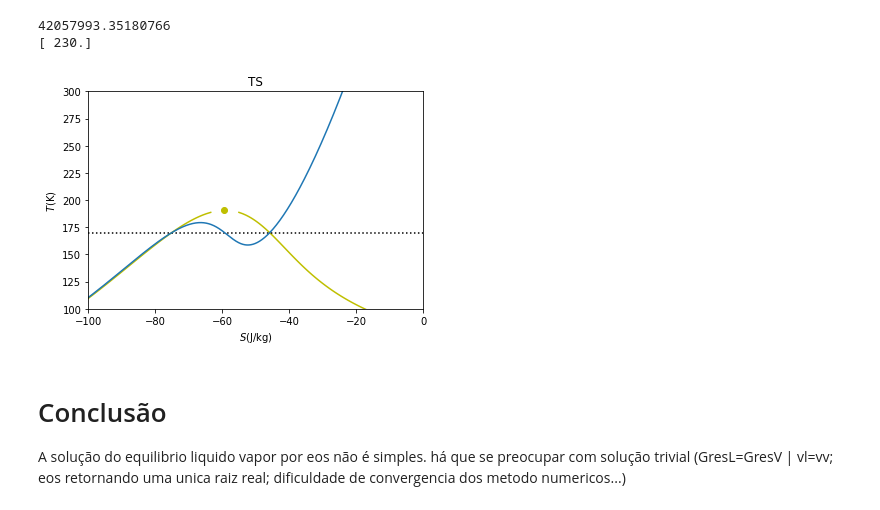
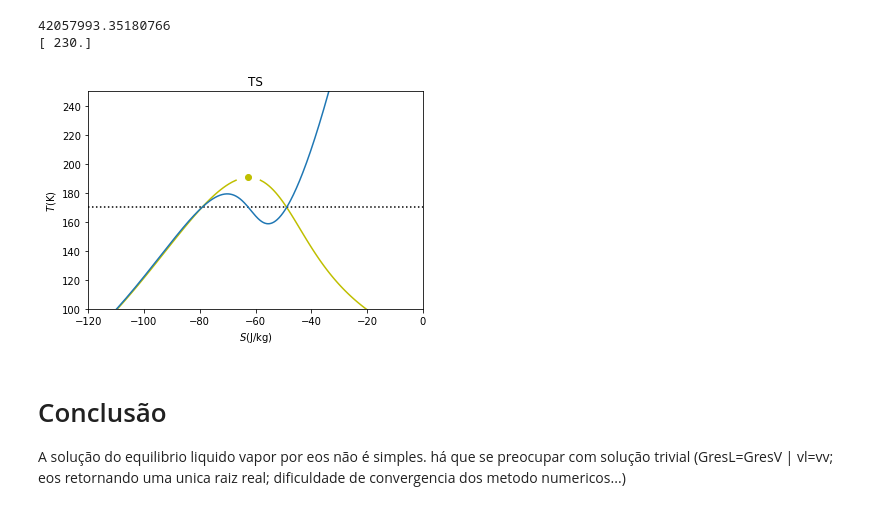
Before and after one commit to iurisegtovich/EQE359_Termodinamica_I, a Jupyter notebook: material_didatico/3_5_equacao_de_estado_cubica/aula_eos_puro_psat_SIMPLIFICADA.ipynb, the cells around one changed output. Cells and saved outputs as stored; diff of their text form; code cells hidden in the pictures.

```diff
--- a/material_didatico/3_5_equacao_de_estado_cubica/aula_eos_puro_psat_SIMPLIFICADA.ipynb
+++ b/material_didatico/3_5_equacao_de_estado_cubica/aula_eos_puro_psat_SIMPLIFICADA.ipynb
@@ -613,8 +613,8 @@ plt.show()
 # diagrama de fases no envelope P versus H
 # %%
 A1 = 1.702
-B1 = 9.081*10**(-3)
-C1 = -2.164*10**(-6)
+B1 = 9.081e-3
+C1 = -2.164e-6
 
 def func_Hgi(T): #integral CpdT, considerando como temperatura de referência 298K
     T0 = 298.
@@ -632,11 +632,12 @@ def func_dadT(T): #definição de da/dT
     dadT = (-0.45724*(R*Tc)**2/Pc)*f_omega*((1+f_omega*(1-Tr**.5))**2/(Tc*T))**.5
     return dadT
 
-def func_Hres(T,P,Z): #definição de Hres
+def func_Hres(T,P,Z): #definição de Hres (A=U-TS; H=U+PV :. H=A+PV+TS)
     B=(b*P)/(R*T)
     a=func_a(T=T)
     dadT=func_dadT(T=T)
-    Hres = R*T*(Z-1+((T*dadT-a)/(R*T*2*b*(2)**0.5))*np.log((Z+(1+2**0.5)*B)/(Z+(1-2**0.5)*B)))
+    T1=np.sqrt(u**2-4*w)
+    Hres = ((a-T*dadT)/(b*T1))*np.log( (2*Z+B*(u-T1))/(2*Z+B*(u+T1)) ) + R*T*(Z-1)
     return Hres
 # %%
 #CALCULAR H PARA CADA TSAT/PSAT/VSATL E TSAT/PSAT/VSATV
@@ -687,17 +688,19 @@ plt.show()
 def func_Sres(T,P,Z): #cálculo da S residual
     B=b*P/(R*T)
     dadT=func_dadT(T=T)
-    Sres = R*(np.log(Z-B)+(dadT/(R*2*b*(2)**0.5))*np.log((Z+(1+2**0.5)*B)/(Z+(1-2**0.5)*B)))
+    T1=np.sqrt(u**2-4*w)
+    Sres = R*np.log(Z-B) - (dadT/(b*T1))*np.log( (2*Z+B*(u-T1))/(2*Z+B*(u+T1)) )
     return Sres
 
-
 def func_Sgi(T,P): #cálculo da S gas ideal usando integral Cp/T dT e ln(P/P0)
-    T0=273.15
-    P0=1*10**5 #Pa
+    #considerando como temperatura de referência 298K e pressao de referencia 1 bar
+    T0=298. #K
+    P0=1e5 #Pa
     Sgi=R*(A1*np.log(T/T0)+B1*(T-T0)+(C1/2)*(T**2-T0**2)) - R*np.log(P/P0)
     return Sgi
 
 def func_Sreal(T,P,Z):
+    #considerando como temperatura de referência 298K e pressao de referencia 1 bar
     Sgi = func_Sgi(T=T,P=P)
     Sres = func_Sres(T=T,P=P,Z=Z)
     Sreal = Sres+Sgi
@@ -759,18 +762,18 @@ Srealc=func_Sreal(T=Tc,P=Pc,Z=Pc*vc/(R*Tc))
 # %%
 plt.plot(SL_seq,seqT3, color='y')
 plt.plot(SV_seq,seqT3, color='y')
 plt.ylabel(r'$T (\mathrm{K})$')
 plt.xlabel(r'${S} (\mathrm{J/kg})$')
 plt.title('TS')
-plt.xlim(-100,0)
-plt.ylim(100,300)
+plt.xlim(-120,0)
+plt.ylim(100,250)
 plt.scatter(Srealc,Tc, color='y')
 plt.axhline(Ttest,color='black',ls=':')
 #isobara
 plt.plot(seq_S,seq_T)
 plt.show()
 # %% [output]
-[figure, old version]
+[figure, new version]
 # %% [markdown]
 # Conclusão
 
```
Also changed, not shown: parts of 1 cell of this notebook.
